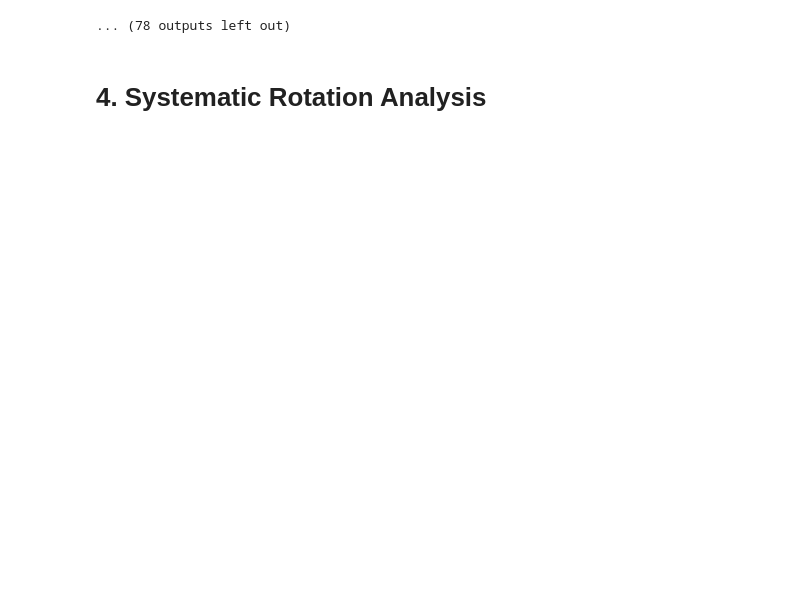
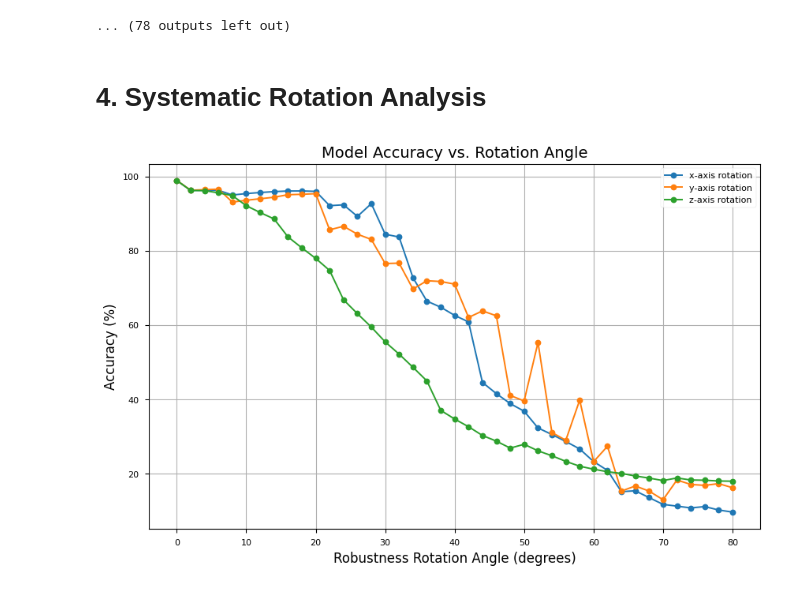
Before and after one commit to ngu-khoi/SENN, a Jupyter notebook: rotated_report.ipynb, the cells around one changed output. Cells and saved outputs as stored; diff of their text form; code cells hidden in the pictures; blank space fills up the shorter version.

Commit message:
feat: first aggregate result for 3d rotational pertubation

```diff
--- a/rotated_report.ipynb
+++ b/rotated_report.ipynb
@@ -651,0 +656,5 @@ def plot_lambda_accuracy(config_list, save_path=None, num_seeds=1, valid=False,
+# %%
+# Usage:
+results = analyze_rotation_accuracy(mnist_SENN, mnist_test_dl, save_path='rotation_accuracy.png')
+# %% [output]
+[figure, added]
```
Also changed, not shown: parts of 2 cells of this notebook, 1 other file.
